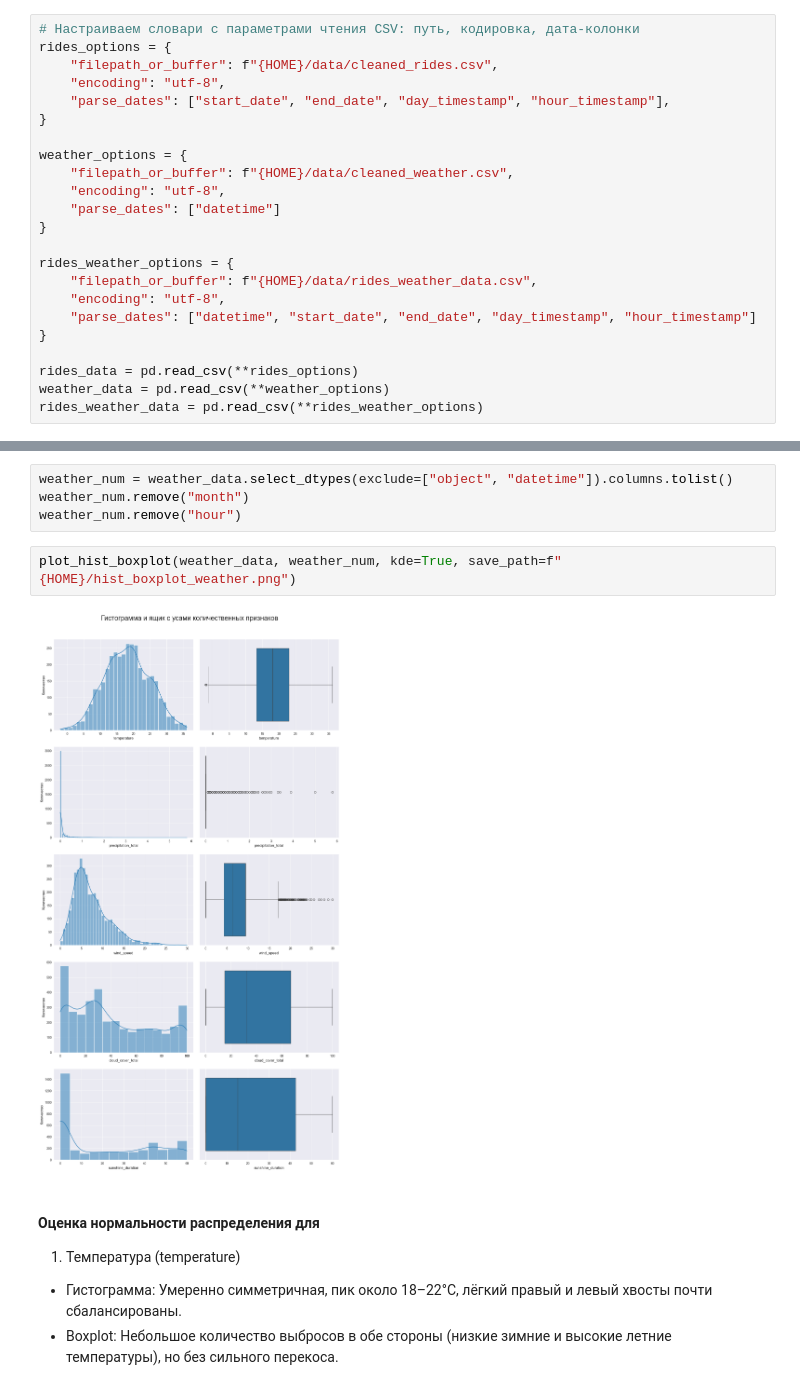
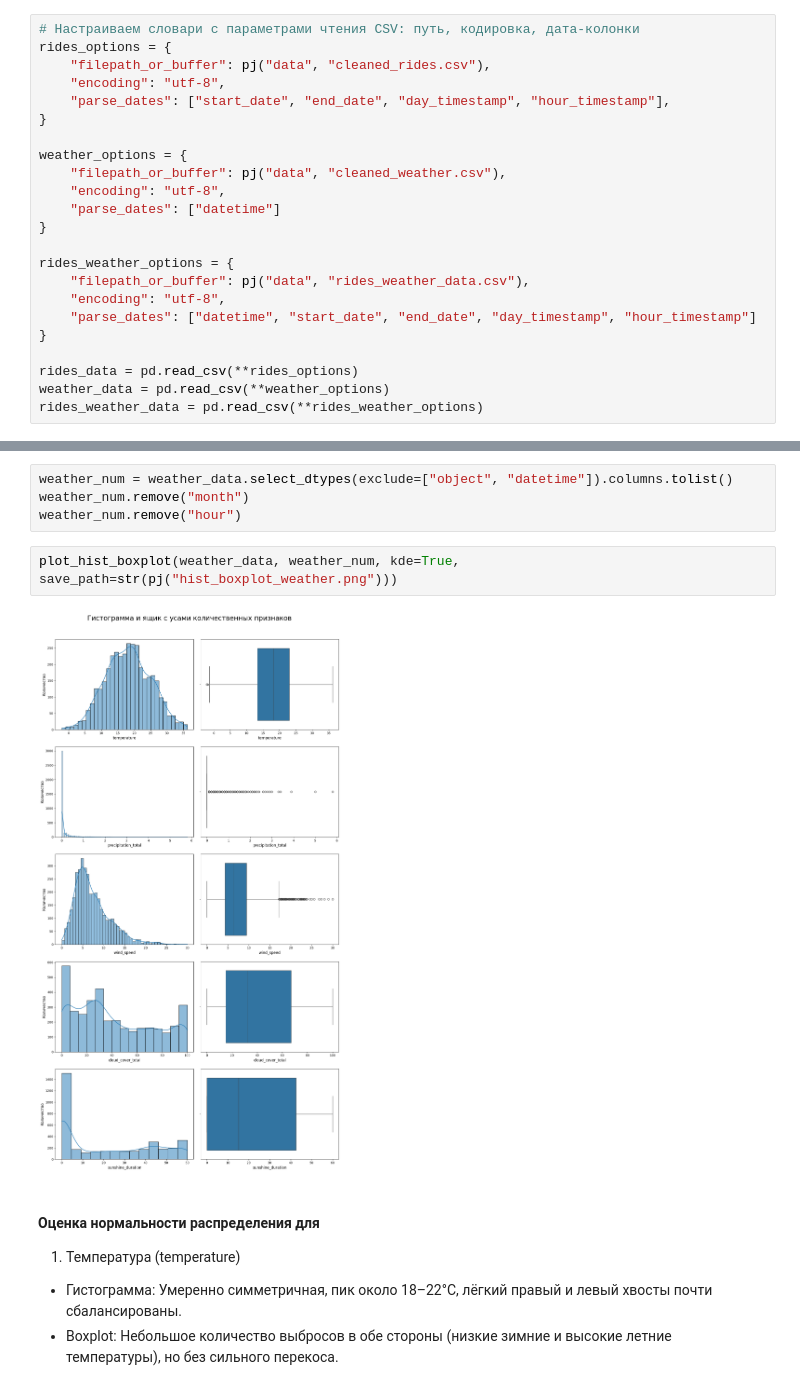
Before and after one commit to fIIame/scooter_sharing_analysis, a Jupyter notebook: notebooks/EDA.ipynb, the cells around one changed output, grey strips where cells are left out. Drawn from its saved outputs; the diff is of its cells as text.

```diff
--- a/notebooks/EDA.ipynb
+++ b/notebooks/EDA.ipynb
@@ -26,19 +27,19 @@ HOME = os.getcwd().removesuffix("/notebooks")
 # %%
 # Настраиваем словари с параметрами чтения CSV: путь, кодировка, дата-колонки
 rides_options = {
-    "filepath_or_buffer": f"{HOME}/data/cleaned_rides.csv",
+    "filepath_or_buffer": pj("data", "cleaned_rides.csv"),
     "encoding": "utf-8",
     "parse_dates": ["start_date", "end_date", "day_timestamp", "hour_timestamp"],
 }
 
 weather_options = {
-    "filepath_or_buffer": f"{HOME}/data/cleaned_weather.csv",
+    "filepath_or_buffer": pj("data", "cleaned_weather.csv"),
     "encoding": "utf-8",
     "parse_dates": ["datetime"]
 }
 
 rides_weather_options = {
-    "filepath_or_buffer": f"{HOME}/data/rides_weather_data.csv",
+    "filepath_or_buffer": pj("data", "rides_weather_data.csv"),
     "encoding": "utf-8",
     "parse_dates": ["datetime", "start_date", "end_date", "day_timestamp", "hour_timestamp"]
 }
@@ -419,9 +420,9 @@ weather_num = weather_data.select_dtypes(exclude=["object", "datetime"]).columns
 weather_num.remove("month")
 weather_num.remove("hour")
 # %%
-plot_hist_boxplot(weather_data, weather_num, kde=True, save_path=f"{HOME}/hist_boxplot_weather.png")
+plot_hist_boxplot(weather_data, weather_num, kde=True, save_path=str(pj("hist_boxplot_weather.png")))
 # %% [output]
-[figure, old version]
+[figure, new version]
 # %% [markdown]
 #### Оценка нормальности распределения для
 
```
Also changed, not shown: parts of 26 cells of this notebook, 3 other files.
